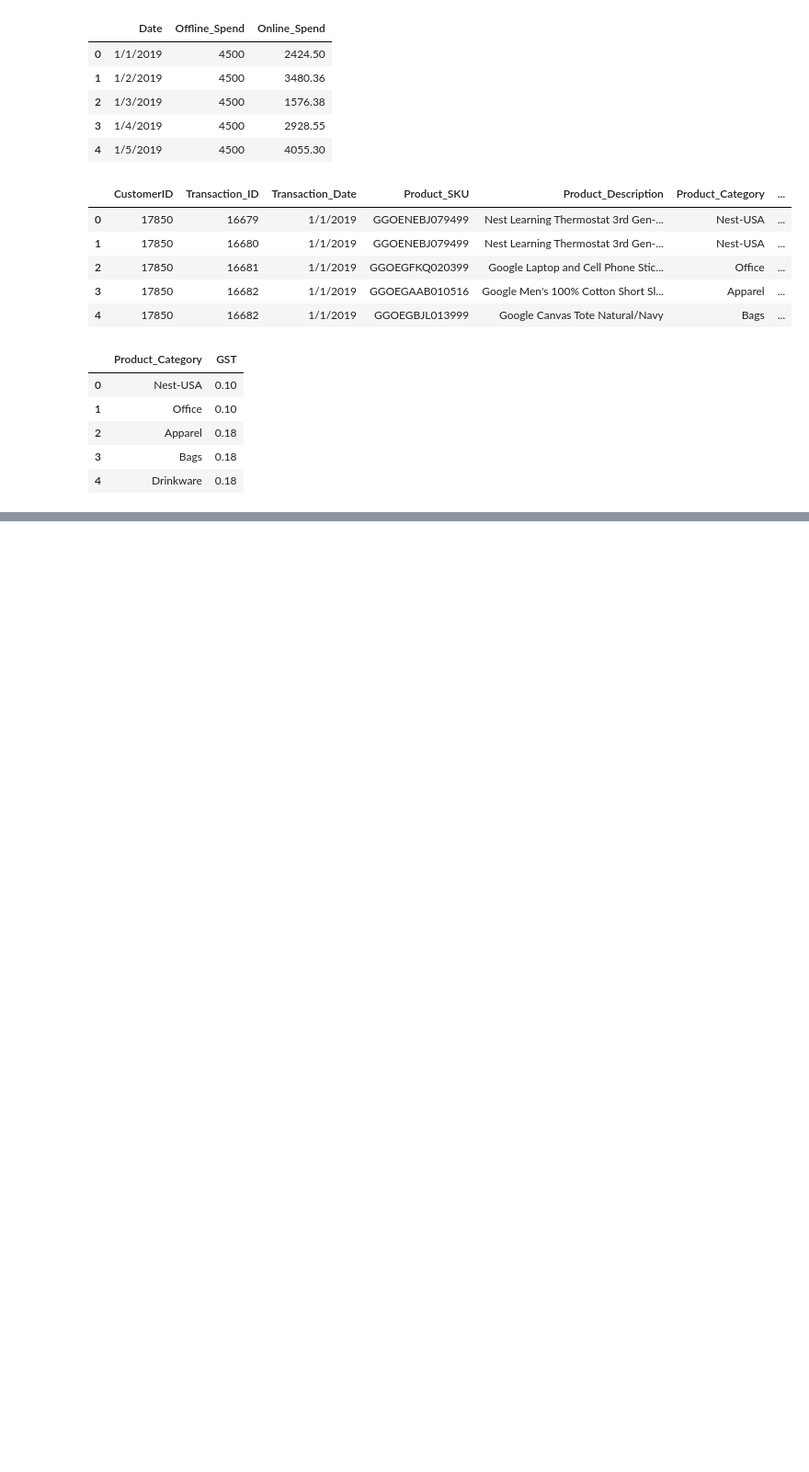
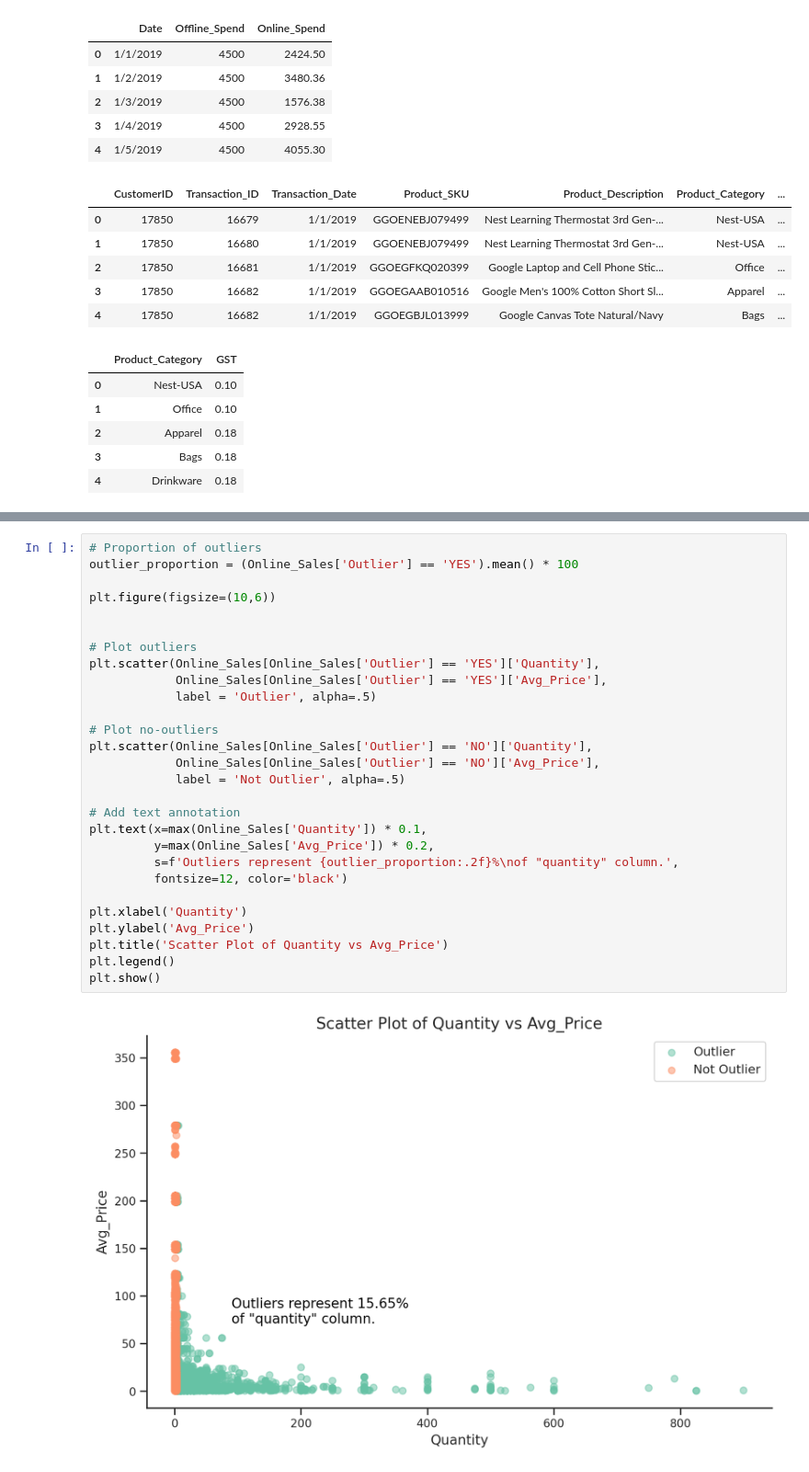
Before and after one commit to mateusengq/MKT-INSIGHTS-ECOMMERCE, a Jupyter notebook: EDA.ipynb, the cells around one changed output, grey strips where cells are left out. Shown at 92% size. Saved outputs shown, nothing was run; the diff lists cells and outputs as text; blank space fills up the shorter version.

```diff
--- a/EDA.ipynb
+++ b/EDA.ipynb
@@ -153,0 +309,30 @@ $$ Invoice Value =[\frac{Quantity*Avg\_price}{(1-Dicount\_pct)}*(1+GST)]+Deliver
+# %%
+# Proportion of outliers
+outlier_proportion = (Online_Sales['Outlier'] == 'YES').mean() * 100
+
+plt.figure(figsize=(10,6))
+
+
+# Plot outliers
+plt.scatter(Online_Sales[Online_Sales['Outlier'] == 'YES']['Quantity'],
+            Online_Sales[Online_Sales['Outlier'] == 'YES']['Avg_Price'],
+            label = 'Outlier', alpha=.5)
+
+# Plot no-outliers
+plt.scatter(Online_Sales[Online_Sales['Outlier'] == 'NO']['Quantity'],
+            Online_Sales[Online_Sales['Outlier'] == 'NO']['Avg_Price'],
+            label = 'Not Outlier', alpha=.5)
+
+# Add text annotation
+plt.text(x=max(Online_Sales['Quantity']) * 0.1,
+         y=max(Online_Sales['Avg_Price']) * 0.2,
+         s=f'Outliers represent {outlier_proportion:.2f}%\nof "quantity" column.',
+         fontsize=12, color='black')
+
+plt.xlabel('Quantity')
+plt.ylabel('Avg_Price')
+plt.title('Scatter Plot of Quantity vs Avg_Price')
+plt.legend()
+plt.show()
+# %% [output]
+[figure, added]
```
Also changed, not shown: parts of 19 cells of this notebook, 2 other files.
